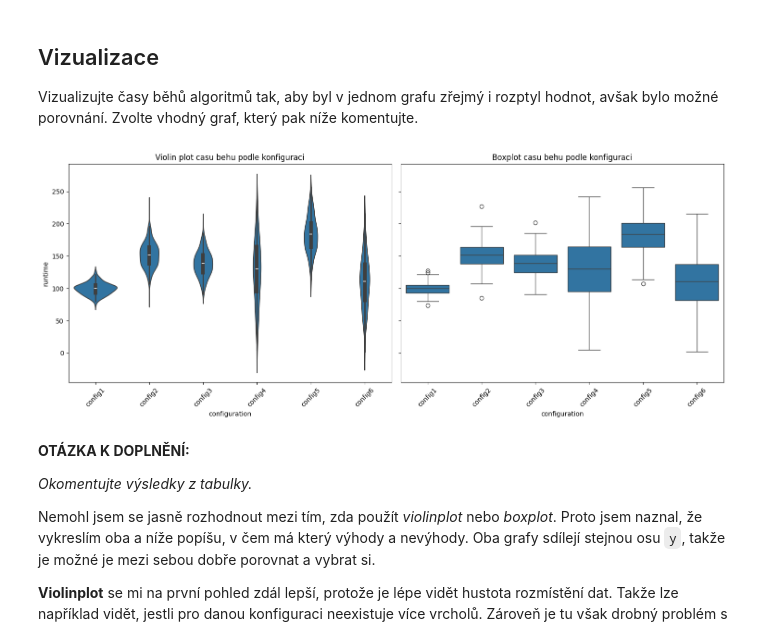
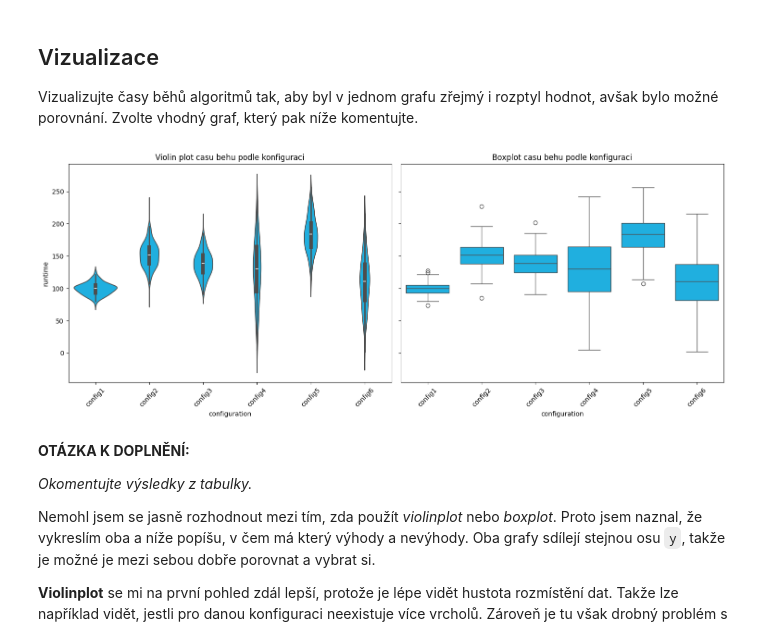
Before and after one commit to MOONYROS/VUT-MSP-projects, a Jupyter notebook: proj1/proj1.ipynb, the cells around one changed output. Saved outputs shown, nothing was run; the diff lists cells and outputs as text; code cells hidden in the pictures.

```diff
--- a/proj1/proj1.ipynb
+++ b/proj1/proj1.ipynb
@@ -88,8 +88,11 @@ df
 ## Analýza a čištění dat
 Vhodným způsobem pro všechny konfigurace analyzujte časy běhů a pokud tam jsou, identifikujte hodnoty, které jsou chybné. Vyberte vhodný graf, který zobrazí samostatně jednotlivé konfigurace.
 # %%
+# jina barvicka pro hezci grafy
+GRAPH_COLOR = "deepskyblue"
+
 plt.figure(figsize = (10, 6))
-sns.boxplot(x = "configuration", y = "runtime", data = df)
+sns.boxplot(x = "configuration", y = "runtime", data = df, color = GRAPH_COLOR)
 plt.title("Distribuce runtime podle konfiguraci")
 plt.xticks(rotation = 45)
 plt.show()
@@ -160,20 +163,20 @@ Vizualizujte časy běhů algoritmů tak, aby byl v jednom grafu zřejmý i rozp
 # %%
 fig, axes = plt.subplots(1, 2, figsize = (15, 6), sharex = True, sharey = True)
 
 # Violin plot
-sns.violinplot(ax = axes[0], x = "configuration", y = "runtime", data = df)
+sns.violinplot(ax = axes[0], x = "configuration", y = "runtime", data = df, color = GRAPH_COLOR)
 axes[0].set_title("Violin plot casu behu podle konfiguraci")
 axes[0].tick_params(axis = "x", rotation = 45)
 
 # Boxplot
-sns.boxplot(ax = axes[1], x = "configuration", y = "runtime", data = df)
+sns.boxplot(ax = axes[1], x = "configuration", y = "runtime", data = df, color = GRAPH_COLOR)
 axes[1].set_title("Boxplot casu behu podle konfiguraci")
 axes[1].tick_params(axis = "x", rotation = 45)
 
 plt.tight_layout()
 plt.show()
 # %% [output]
-[figure, old version]
+[figure, new version]
 # %% [markdown]
 __OTÁZKA K DOPLNĚNÍ:__
 
```
Also changed, not shown: parts of 3 cells of this notebook.
